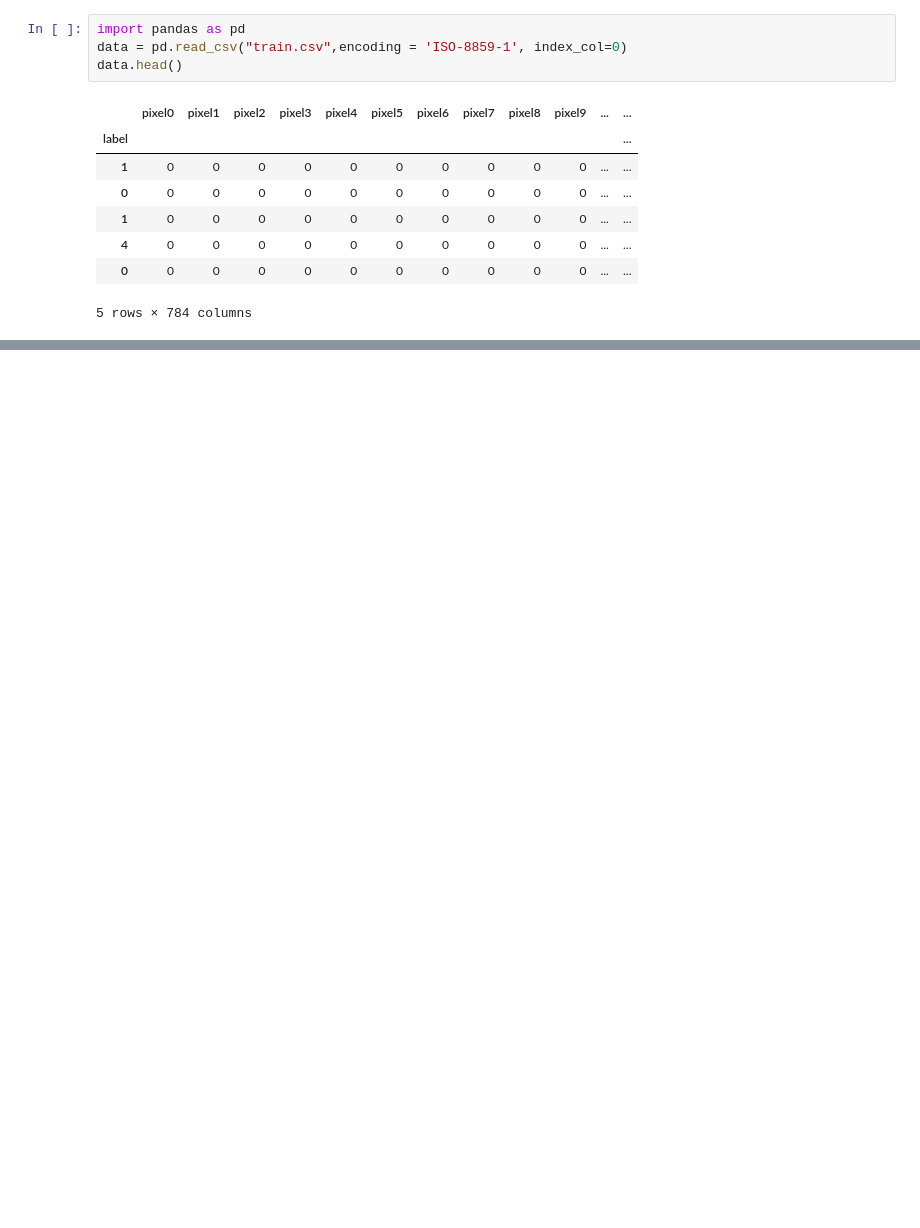
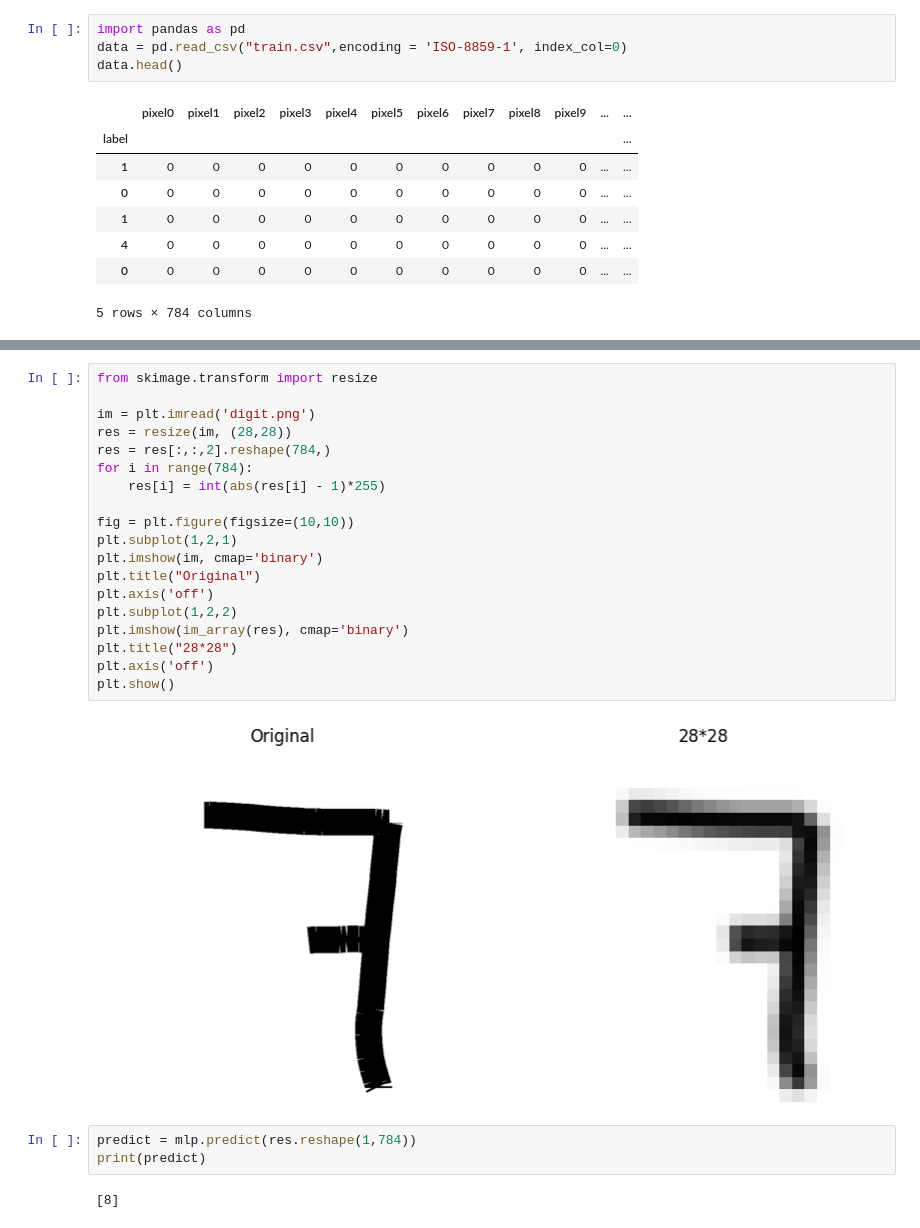
Before and after one commit to RomainPierre7/digit_recognizer, a Jupyter notebook: code.ipynb, the cells around one changed output, grey strips where cells are left out. Drawn from its saved outputs; the diff is of its cells as text; blank space fills up the shorter version.

```diff
--- a/code.ipynb
+++ b/code.ipynb
@@ -89,0 +137,26 @@ ValueError: Classification metrics can't handle a mix of multiclass-multioutput
+# %%
+from skimage.transform import resize
+
+im = plt.imread('digit.png')
+res = resize(im, (28,28))
+res = res[:,:,2].reshape(784,)
+for i in range(784):
+    res[i] = int(abs(res[i] - 1)*255)
+
+fig = plt.figure(figsize=(10,10))
+plt.subplot(1,2,1)
+plt.imshow(im, cmap='binary')
+plt.title("Original")
+plt.axis('off')
+plt.subplot(1,2,2)
+plt.imshow(im_array(res), cmap='binary')
+plt.title("28*28")
+plt.axis('off')
+plt.show()
+# %% [output]
+[figure, added]
+# %%
+predict = mlp.predict(res.reshape(1,784))
+print(predict)
+# %% [output]
+[8]
```
Also changed, not shown: parts of 7 cells of this notebook, 1 other file.
